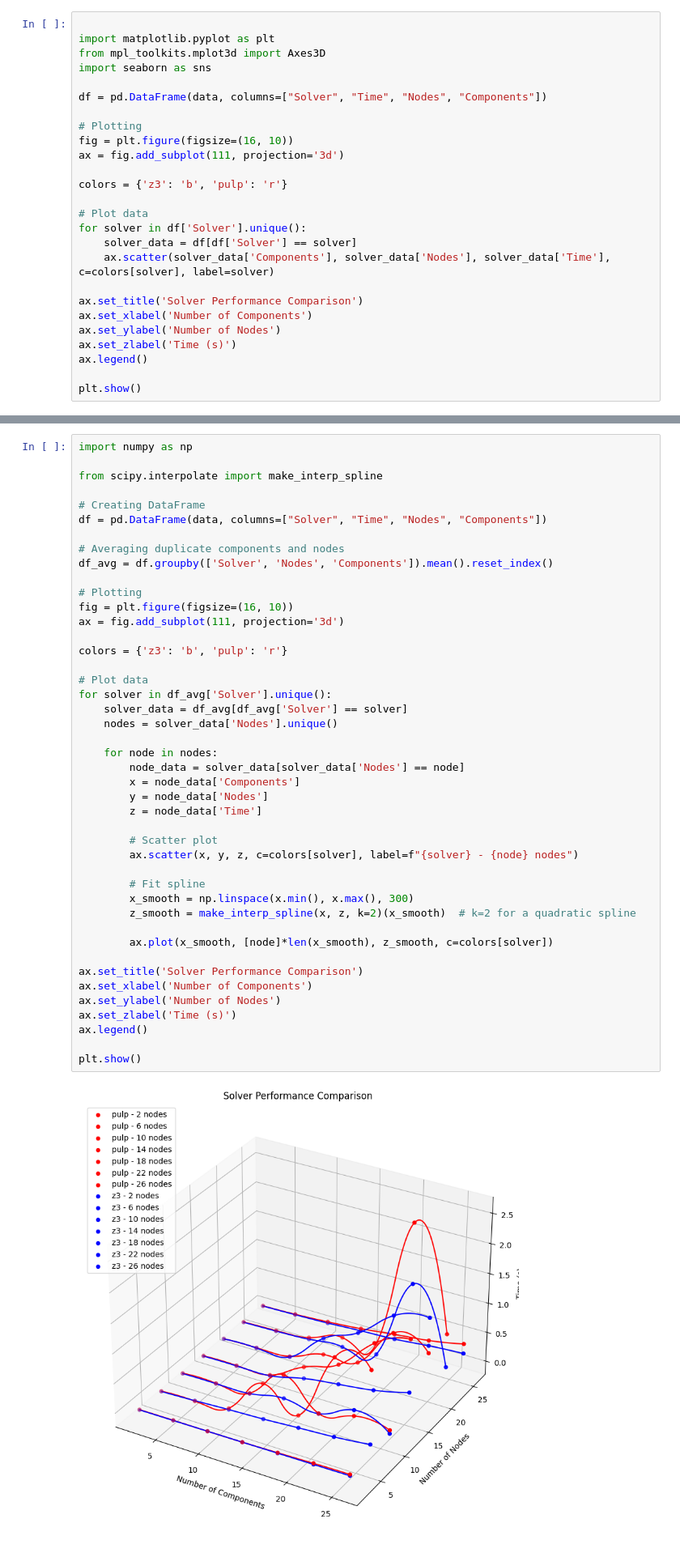
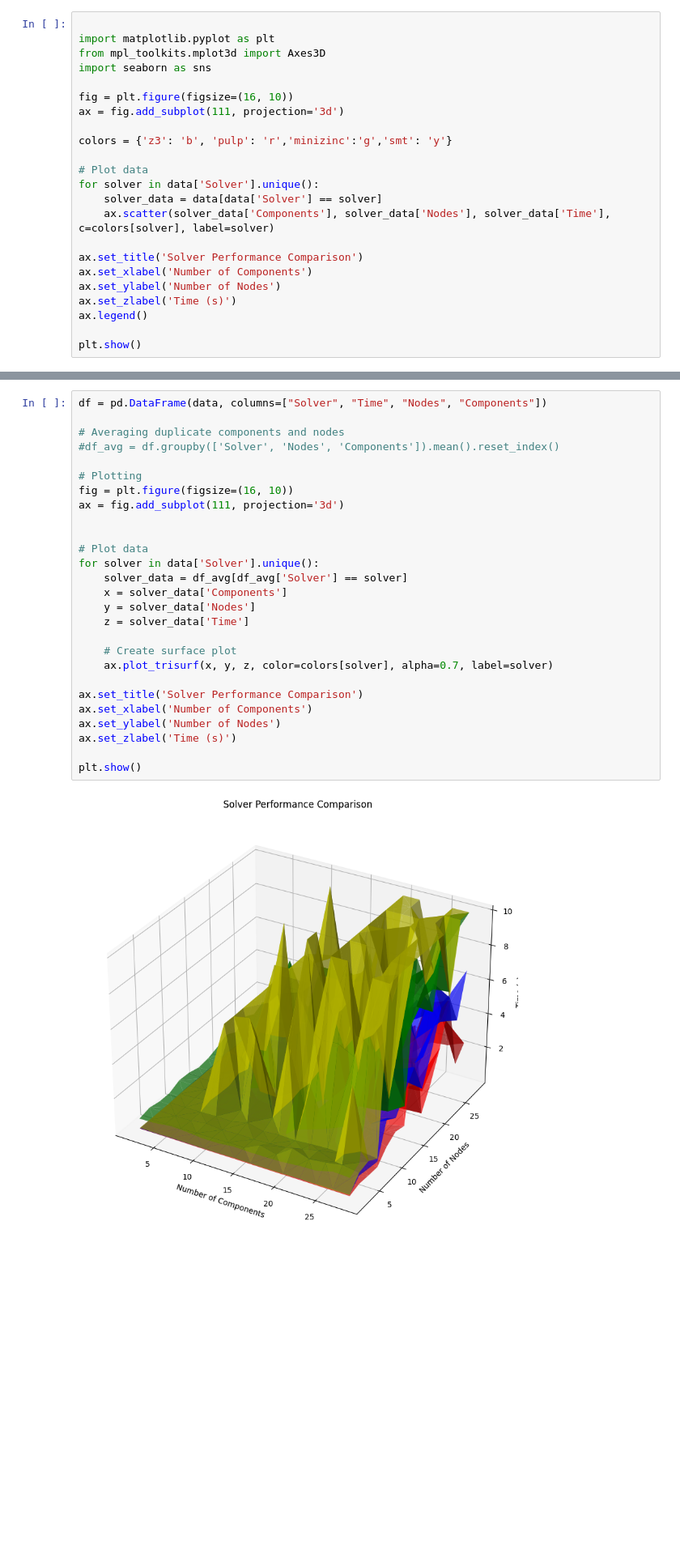
Before and after one commit to FREEDA-Project/Python-parser, a Jupyter notebook: banchmark.ipynb, the cells around one changed output, grey strips where cells are left out. Shown at 81% size. Cells and saved outputs as stored; diff of their text form; blank space fills up the shorter version.

```diff
--- a/banchmark.ipynb
+++ b/banchmark.ipynb
@@ -76,17 +41,14 @@ import matplotlib.pyplot as plt
 from mpl_toolkits.mplot3d import Axes3D
 import seaborn as sns
 
-df = pd.DataFrame(data, columns=["Solver", "Time", "Nodes", "Components"])
-
-# Plotting
 fig = plt.figure(figsize=(16, 10))
 ax = fig.add_subplot(111, projection='3d')
 
-colors = {'z3': 'b', 'pulp': 'r'}
+colors = {'z3': 'b', 'pulp': 'r','minizinc':'g','smt': 'y'}
 
 # Plot data
-for solver in df['Solver'].unique():
-    solver_data = df[df['Solver'] == solver]
+for solver in data['Solver'].unique():
+    solver_data = data[data['Solver'] == solver]
     ax.scatter(solver_data['Components'], solver_data['Nodes'], solver_data['Time'], c=colors[solver], label=solver)
 
 ax.set_title('Solver Performance Comparison')
@@ -101,47 +63,30 @@ plt.show()
 # %%
-import numpy as np
-
-from scipy.interpolate import make_interp_spline
-
-# Creating DataFrame
 df = pd.DataFrame(data, columns=["Solver", "Time", "Nodes", "Components"])
 
 # Averaging duplicate components and nodes
-df_avg = df.groupby(['Solver', 'Nodes', 'Components']).mean().reset_index()
+#df_avg = df.groupby(['Solver', 'Nodes', 'Components']).mean().reset_index()
 
 # Plotting
 fig = plt.figure(figsize=(16, 10))
 ax = fig.add_subplot(111, projection='3d')
 
-colors = {'z3': 'b', 'pulp': 'r'}
 
 # Plot data
-for solver in df_avg['Solver'].unique():
+for solver in data['Solver'].unique():
     solver_data = df_avg[df_avg['Solver'] == solver]
-    nodes = solver_data['Nodes'].unique()
+    x = solver_data['Components']
+    y = solver_data['Nodes']
+    z = solver_data['Time']
 
-    for node in nodes:
-        node_data = solver_data[solver_data['Nodes'] == node]
-        x = node_data['Components']
-        y = node_data['Nodes']
-        z = node_data['Time']
-
-        # Scatter plot
-        ax.scatter(x, y, z, c=colors[solver], label=f"{solver} - {node} nodes")
-
-        # Fit spline
-        x_smooth = np.linspace(x.min(), x.max(), 300)
-        z_smooth = make_interp_spline(x, z, k=2)(x_smooth)  # k=2 for a quadratic spline
-
-        ax.plot(x_smooth, [node]*len(x_smooth), z_smooth, c=colors[solver])
+    # Create surface plot
+    ax.plot_trisurf(x, y, z, color=colors[solver], alpha=0.7, label=solver)
 
 ax.set_title('Solver Performance Comparison')
 ax.set_xlabel('Number of Components')
 ax.set_ylabel('Number of Nodes')
 ax.set_zlabel('Time (s)')
-ax.legend()
 
 plt.show()
 # %% [output]
-[figure, old version]
+[figure, new version]
 # %%
```
Also changed, not shown: parts of 4 cells of this notebook, 12 other files.
